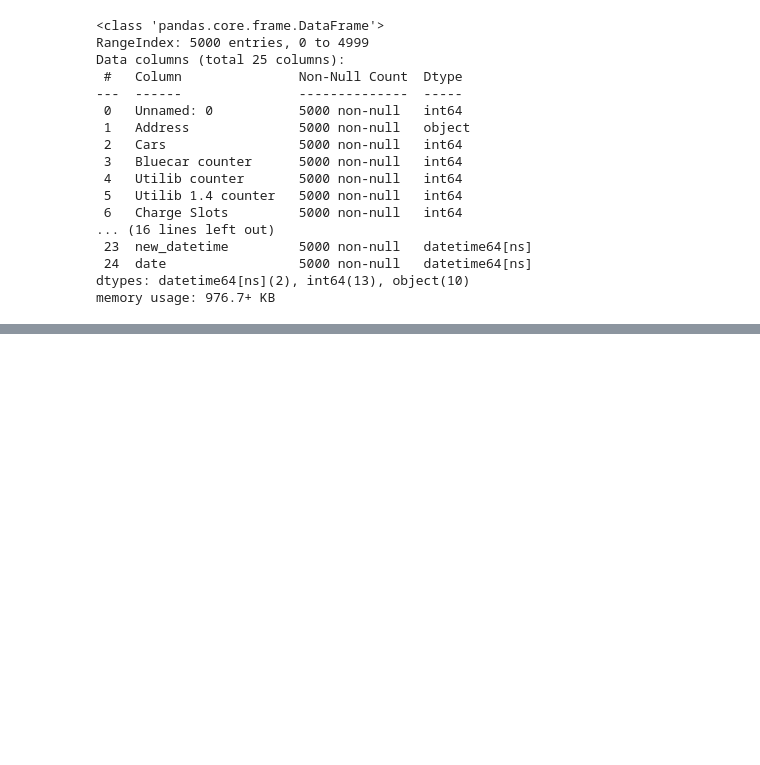
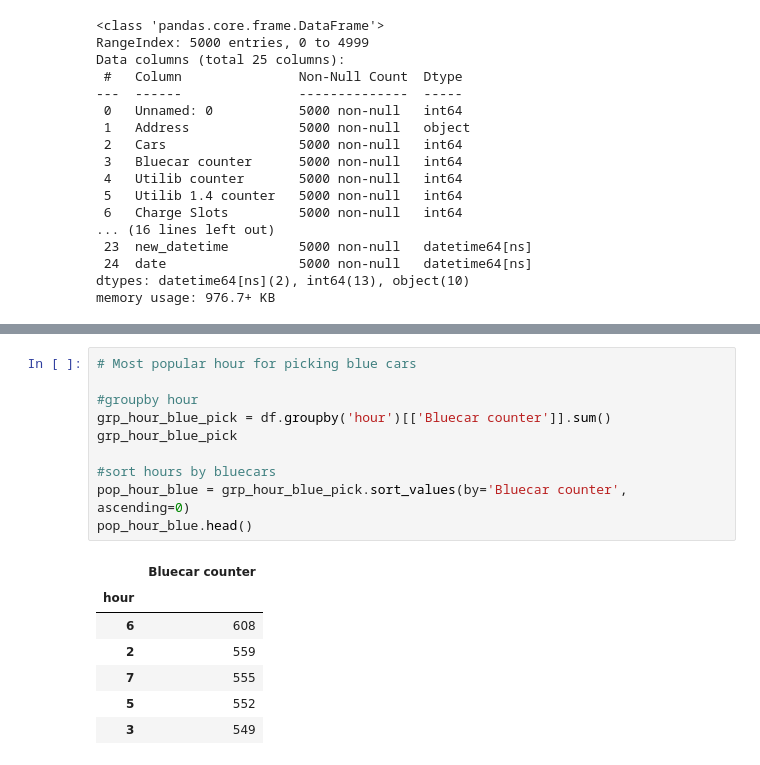
Before and after one commit to mbururyan/Electric-Car-Sharing, a Jupyter notebook: WK4_IP_Ryan_Mburu_Electric_Car_Sharing_Data_Mining.ipynb, the cells around one changed output, grey strips where cells are left out. Cells and saved outputs as stored; diff of their text form; blank space fills up the shorter version.

Commit message:
mined the most popular hours for picking blue cars, utilib and utilib 1.4 cars

```diff
--- a/WK4_IP_Ryan_Mburu_Electric_Car_Sharing_Data_Mining.ipynb
+++ b/WK4_IP_Ryan_Mburu_Electric_Car_Sharing_Data_Mining.ipynb
@@ -323,0 +341,18 @@ memory usage: 976.7+ KB
+# %%
+# Most popular hour for picking blue cars
+
+#groupby hour
+grp_hour_blue_pick = df.groupby('hour')[['Bluecar counter']].sum()
+grp_hour_blue_pick
+
+#sort hours by bluecars
+pop_hour_blue = grp_hour_blue_pick.sort_values(by='Bluecar counter', ascending=0)
+pop_hour_blue.head()
+# %% [output]
+|  | Bluecar counter |
+| hour |  |
+| 6 | 608 |
+| 2 | 559 |
+| 7 | 555 |
+| 5 | 552 |
+| 3 | 549 |
```
Also changed, not shown: parts of 14 cells of this notebook.
